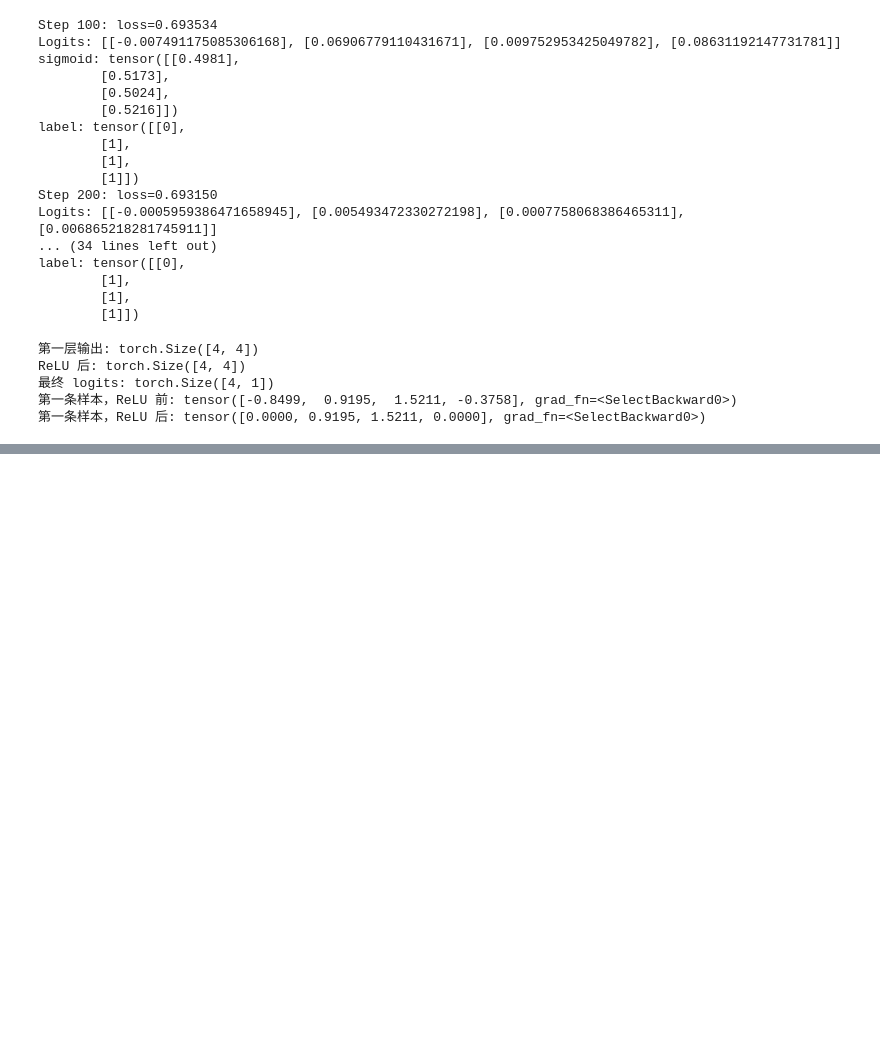
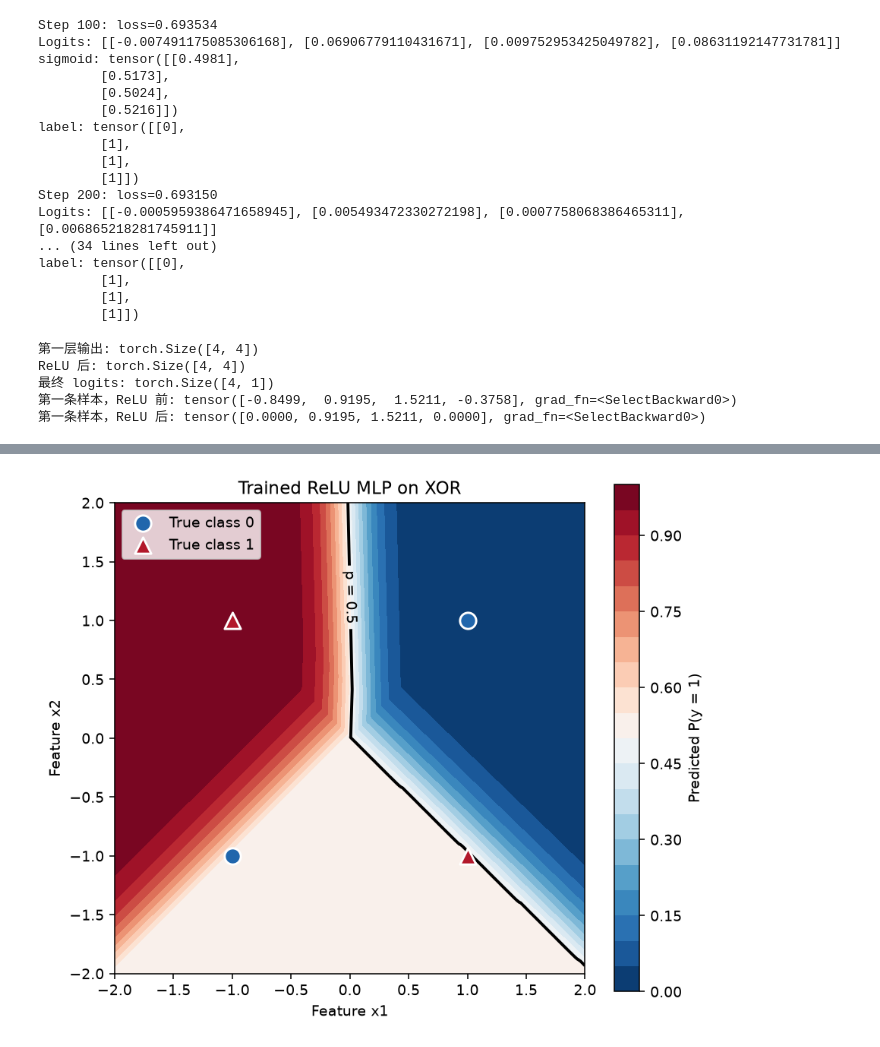
Before and after one commit to YichenCharlie/neural-networks-to-cs336, a Jupyter notebook: notebooks/stage_a/09_linear_limit.ipynb, the cells around one changed output, grey strips where cells are left out. Drawn from its saved outputs; the diff is of its cells as text; code cells hidden in the pictures; blank space fills up the shorter version.

```diff
--- a/notebooks/stage_a/09_linear_limit.ipynb
+++ b/notebooks/stage_a/09_linear_limit.ipynb
@@ -111,3 +111,77 @@ label: tensor([[0],
         [1],
         [1],
         [0]])
+# %%
+import numpy as np
+import matplotlib.pyplot as plt
+
+# 在二维平面上生成网格，每个坐标都是一条待预测样本。
+axis = np.linspace(-2, 2, 300)
+xx, yy = np.meshgrid(axis, axis)
+
+grid = torch.tensor(
+    np.column_stack([xx.ravel(), yy.ravel()]),
+    dtype=layer1.weight.dtype,
+    device=layer1.weight.device,
+)
+
+# 使用你实际训练好的两层参数，不重新训练。
+with torch.no_grad():
+    hidden = torch.relu(layer1(grid))
+    logits = layer2(hidden)
+    probabilities = torch.sigmoid(logits)
+    probability_map = probabilities.cpu().numpy().reshape(xx.shape)
+
+points = x.detach().cpu().numpy()
+labels = y.detach().cpu().numpy().reshape(-1)
+
+fig, ax = plt.subplots(figsize=(6.5, 5.5), dpi=140)
+
+background = ax.contourf(
+    xx, yy, probability_map,
+    levels=np.linspace(0, 1, 21),
+    cmap="RdBu_r",
+    vmin=0,
+    vmax=1,
+)
+
+if probability_map.min() < 0.5 < probability_map.max():
+    boundary = ax.contour(
+        xx, yy, probability_map,
+        levels=[0.5],
+        colors="black",
+        linewidths=2,
+    )
+    ax.clabel(boundary, fmt={0.5: "p = 0.5"}, fontsize=10)
+
+for label, color, marker in [
+    (0, "#2166AC", "o"),
+    (1, "#B2182B", "^"),
+]:
+    selected = labels == label
+    ax.scatter(
+        points[selected, 0],
+        points[selected, 1],
+        color=color,
+        marker=marker,
+        s=120,
+        edgecolors="white",
+        linewidths=1.5,
+        label=f"True class {label}",
+        zorder=3,
+    )
+
+fig.colorbar(background, ax=ax, label="Predicted P(y = 1)")
+ax.set(
+    title="Trained ReLU MLP on XOR",
+    xlabel="Feature x1",
+    ylabel="Feature x2",
+    xlim=(-2, 2),
+    ylim=(-2, 2),
+)
+ax.set_aspect("equal")
+ax.legend(loc="upper left")
+fig.tight_layout()
+plt.show()
+# %% [output]
+[figure, added]
```
Also changed, not shown: parts of 2 cells of this notebook, 4 other files.
